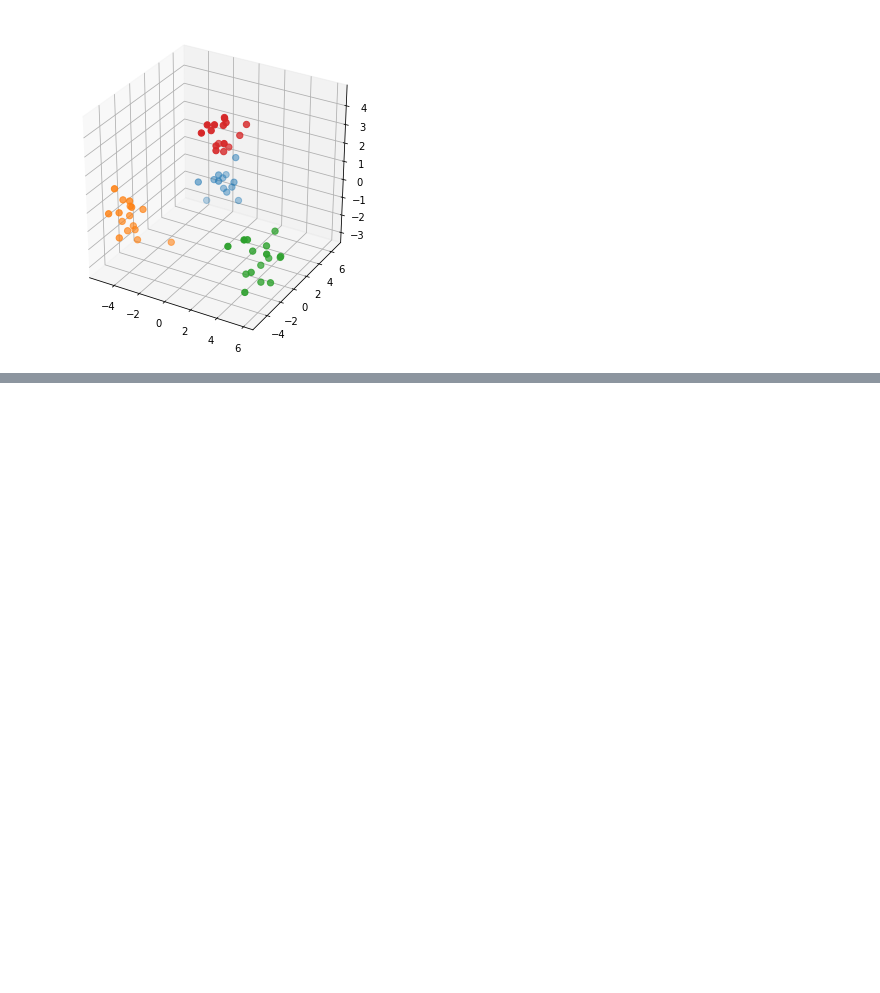
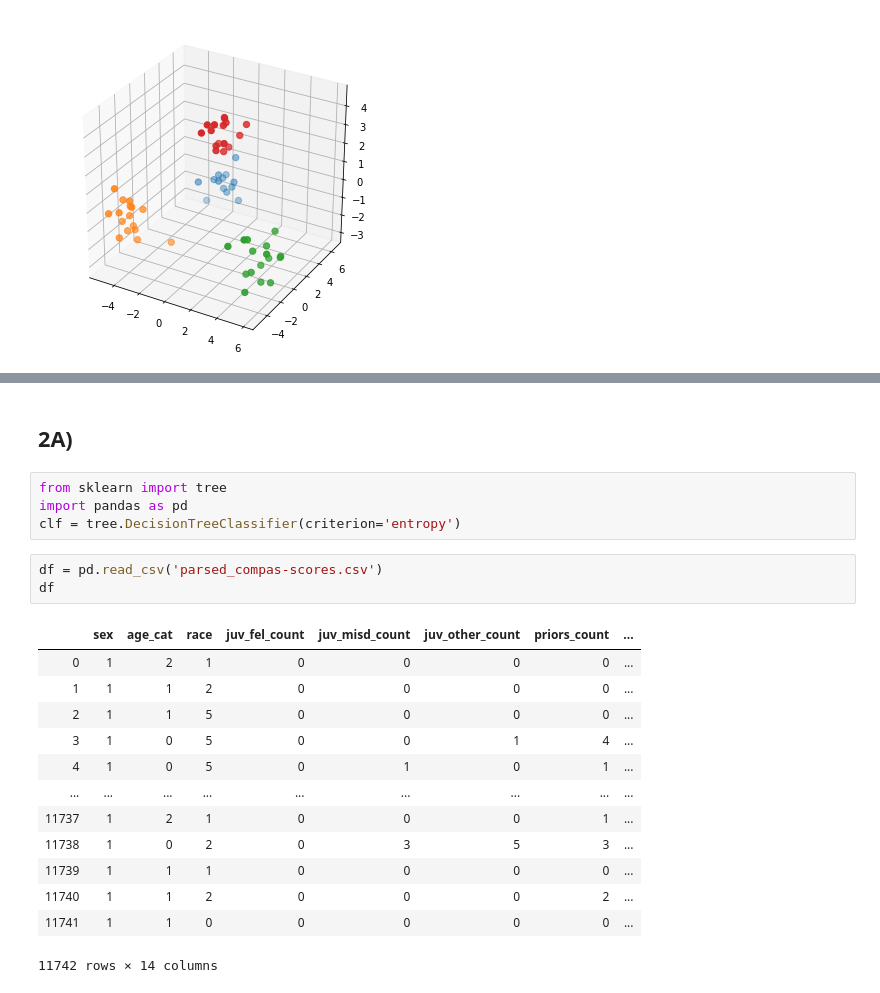
Before and after one commit to emtseng/sp20-info6010, a Jupyter notebook: s5.ipynb, the cells around one changed output, grey strips where cells are left out. Saved outputs shown, nothing was run; the diff lists cells and outputs as text; blank space fills up the shorter version.

```diff
--- a/s5.ipynb
+++ b/s5.ipynb
@@ -115,0 +201,23 @@ ax.scatter(*M2_new.T, s=40, c=[C[0]]*13 + [C[1]]*16 + [C[2]]*16 + [C[3]] *16)
+# %% [markdown]
+## 2A)
+# %%
+from sklearn import tree
+import pandas as pd
+clf = tree.DecisionTreeClassifier(criterion='entropy')
+# %%
+df = pd.read_csv('parsed_compas-scores.csv')
+df
+# %% [output]
+|  | sex | age_cat | race | juv_fel_count | juv_misd_count | juv_other_count | priors_count | ... |
+| 0 | 1 | 2 | 1 | 0 | 0 | 0 | 0 | ... |
+| 1 | 1 | 1 | 2 | 0 | 0 | 0 | 0 | ... |
+| 2 | 1 | 1 | 5 | 0 | 0 | 0 | 0 | ... |
+| 3 | 1 | 0 | 5 | 0 | 0 | 1 | 4 | ... |
+| 4 | 1 | 0 | 5 | 0 | 1 | 0 | 1 | ... |
+| ... | ... | ... | ... | ... | ... | ... | ... | ... |
+| 11737 | 1 | 2 | 1 | 0 | 0 | 0 | 1 | ... |
+| 11738 | 1 | 0 | 2 | 0 | 3 | 5 | 3 | ... |
+| 11739 | 1 | 1 | 1 | 0 | 0 | 0 | 0 | ... |
+| 11740 | 1 | 1 | 2 | 0 | 0 | 0 | 2 | ... |
+| 11741 | 1 | 1 | 0 | 0 | 0 | 0 | 0 | ... |
+11742 rows × 14 columns
```
Also changed, not shown: parts of 12 cells of this notebook, 1 other file.
